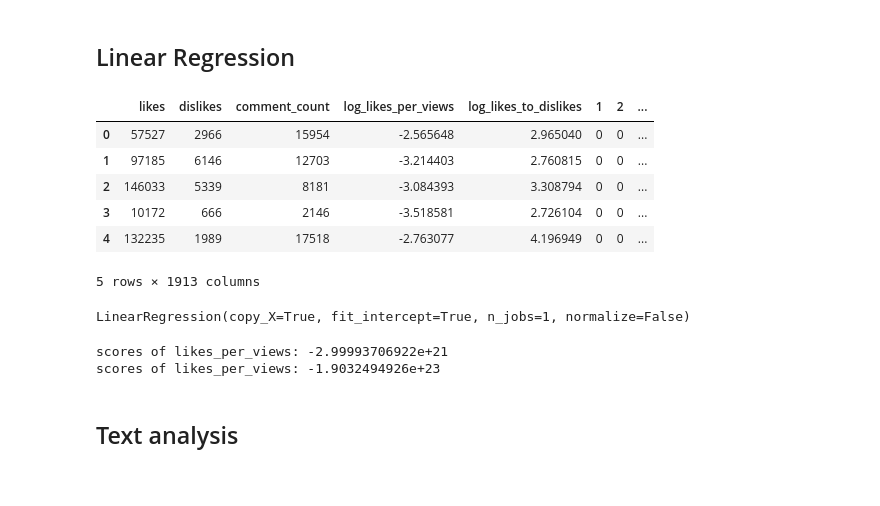
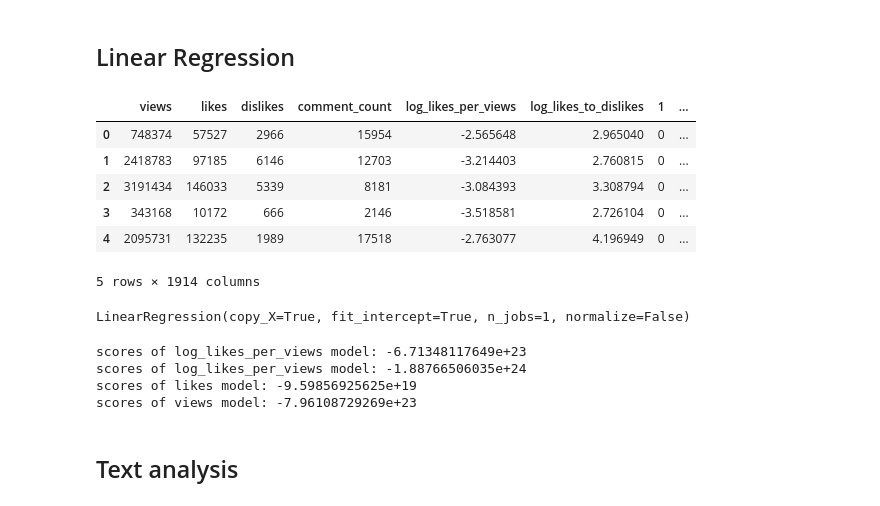
Before and after one commit to lotszfung3/ml_project, a Jupyter notebook: simple.ipynb, the cells around one changed output. Saved outputs shown, nothing was run; the diff lists cells and outputs as text; code cells hidden in the pictures.

```diff
--- a/simple.ipynb
+++ b/simple.ipynb
@@ -127,19 +139,19 @@ min(df_lpv),df_lpv.median(),max(df_lpv)
 # %% [markdown]
 ## Linear Regression
 # %%
-df_lr=df[['likes','dislikes','comment_count','log_likes_per_views','log_likes_to_dislikes']]
+df_lr=df[['views','likes','dislikes','comment_count','log_likes_per_views','log_likes_to_dislikes']]
 one_hot_cate=pd.get_dummies(df["category_id"])
 one_hot_channel=pd.get_dummies(df["channel_title"])
 df_lr=df_lr.join(one_hot_cate).join(one_hot_channel)
 df_lr.head()
 # %% [output]
-|  | likes | dislikes | comment_count | log_likes_per_views | log_likes_to_dislikes | 1 | 2 | ... |
-| 0 | 57527 | 2966 | 15954 | -2.565648 | 2.965040 | 0 | 0 | ... |
-| 1 | 97185 | 6146 | 12703 | -3.214403 | 2.760815 | 0 | 0 | ... |
-| 2 | 146033 | 5339 | 8181 | -3.084393 | 3.308794 | 0 | 0 | ... |
-| 3 | 10172 | 666 | 2146 | -3.518581 | 2.726104 | 0 | 0 | ... |
-| 4 | 132235 | 1989 | 17518 | -2.763077 | 4.196949 | 0 | 0 | ... |
+|  | views | likes | dislikes | comment_count | log_likes_per_views | log_likes_to_dislikes | 1 | ... |
+| 0 | 748374 | 57527 | 2966 | 15954 | -2.565648 | 2.965040 | 0 | ... |
+| 1 | 2418783 | 97185 | 6146 | 12703 | -3.214403 | 2.760815 | 0 | ... |
+| 2 | 3191434 | 146033 | 5339 | 8181 | -3.084393 | 3.308794 | 0 | ... |
+| 3 | 343168 | 10172 | 666 | 2146 | -3.518581 | 2.726104 | 0 | ... |
+| 4 | 2095731 | 132235 | 1989 | 17518 | -2.763077 | 4.196949 | 0 | ... |
-5 rows × 1913 columns
+5 rows × 1914 columns
 # %%
 from sklearn import linear_model
 from sklearn.model_selection import train_test_split
@@ -154,11 +170,15 @@ lm1.fit(x_train,train["log_likes_to_dislikes"])
 # %% [output]
 LinearRegression(copy_X=True, fit_intercept=True, n_jobs=1, normalize=False)
 # %%
-print("scores of likes_per_views:",lm.score(x_test,test["log_likes_per_views"]))
-print("scores of likes_per_views:",lm1.score(x_test,test["log_likes_to_dislikes"]))
+print("scores of log_likes_per_views model:",lm.score(x_test,test["log_likes_per_views"]))
+print("scores of log_likes_per_views model:",lm1.score(x_test,test["log_likes_to_dislikes"]))
+print("scores of likes model:",lm2.score(x_test,test["likes"]))
+print("scores of views model:",lm3.score(x_test,test["views"]))
 # %% [output]
-scores of likes_per_views: -2.99993706922e+21
-scores of likes_per_views: -1.9032494926e+23
+scores of log_likes_per_views model: -6.71348117649e+23
+scores of log_likes_per_views model: -1.88766506035e+24
+scores of likes model: -9.59856925625e+19
+scores of views model: -7.96108729269e+23
 # %% [markdown]
 ## Text analysis
 # %%
```
Also changed, not shown: parts of 4 cells of this notebook, 1 other file.
